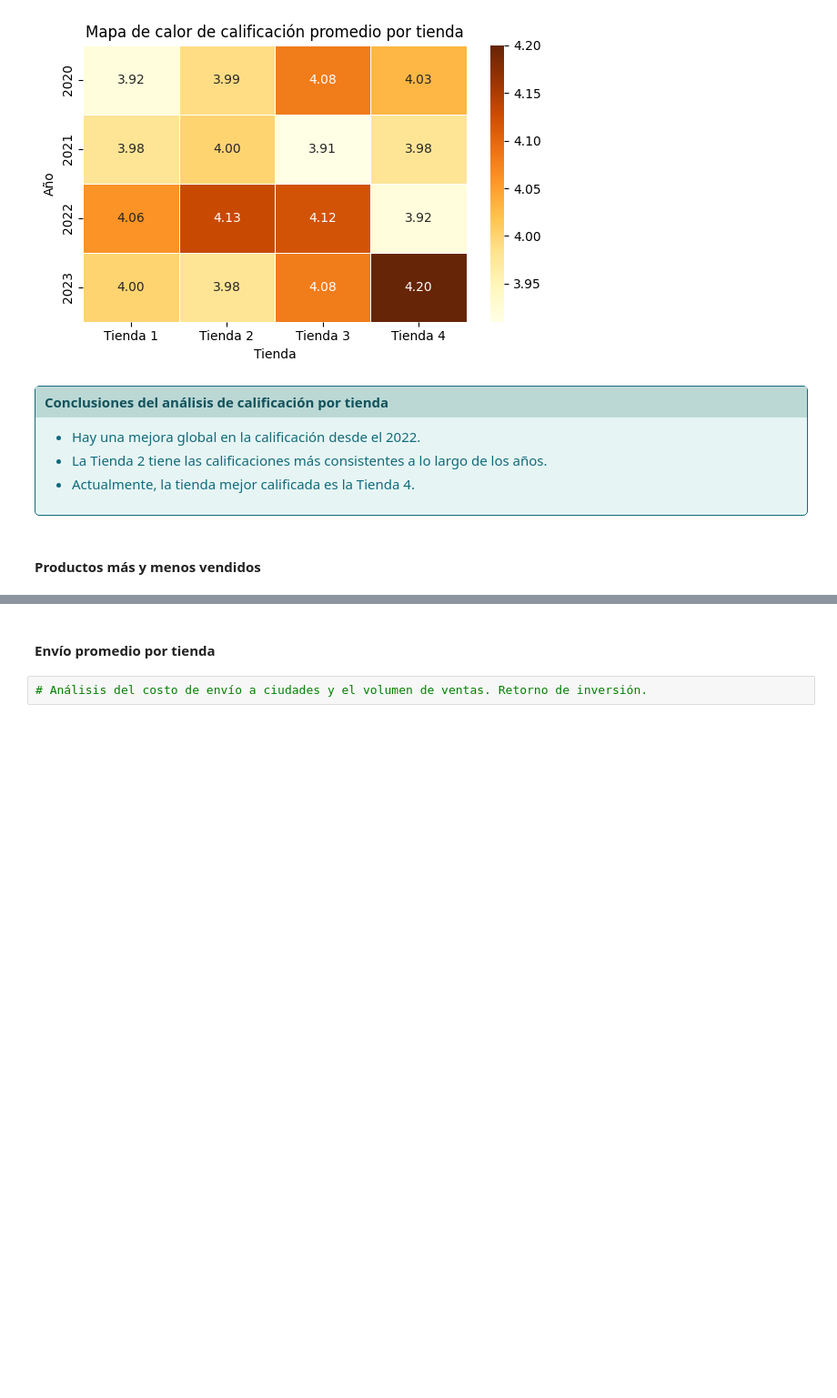
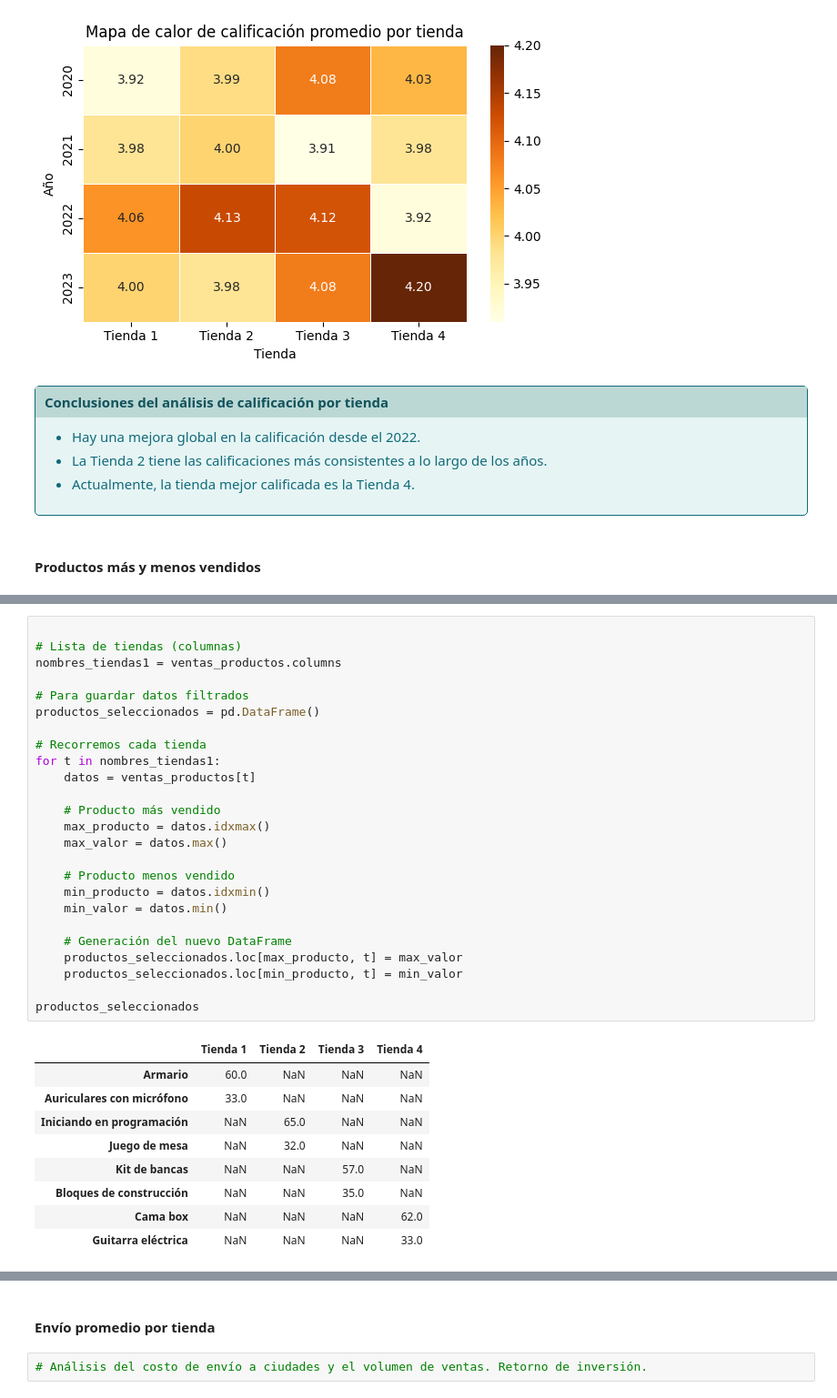
Before and after one commit to ecordovag/challenge_alura_store, a Jupyter notebook: AluraStoreLatam.ipynb, the cells around one changed output, grey strips where cells are left out. Shown at 91% size. Cells and saved outputs as stored; diff of their text form; blank space fills up the shorter version.

```diff
--- a/AluraStoreLatam.ipynb
+++ b/AluraStoreLatam.ipynb
@@ -901,0 +988,35 @@ plt.show()
+# %%
+
+# Lista de tiendas (columnas)
+nombres_tiendas1 = ventas_productos.columns
+
+# Para guardar datos filtrados
+productos_seleccionados = pd.DataFrame()
+
+# Recorremos cada tienda
+for t in nombres_tiendas1:
+    datos = ventas_productos[t]
+
+    # Producto más vendido
+    max_producto = datos.idxmax()
+    max_valor = datos.max()
+
+    # Producto menos vendido
+    min_producto = datos.idxmin()
+    min_valor = datos.min()
+
+    # Generación del nuevo DataFrame
+    productos_seleccionados.loc[max_producto, t] = max_valor
+    productos_seleccionados.loc[min_producto, t] = min_valor
+
+productos_seleccionados
+# %% [output]
+|  | Tienda 1 | Tienda 2 | Tienda 3 | Tienda 4 |
+| Armario | 60.0 | NaN | NaN | NaN |
+| Auriculares con micrófono | 33.0 | NaN | NaN | NaN |
+| Iniciando en programación | NaN | 65.0 | NaN | NaN |
+| Juego de mesa | NaN | 32.0 | NaN | NaN |
+| Kit de bancas | NaN | NaN | 57.0 | NaN |
+| Bloques de construcción | NaN | NaN | 35.0 | NaN |
+| Cama box | NaN | NaN | NaN | 62.0 |
+| Guitarra eléctrica | NaN | NaN | NaN | 33.0 |
```
Also changed, not shown: parts of 7 cells of this notebook.
